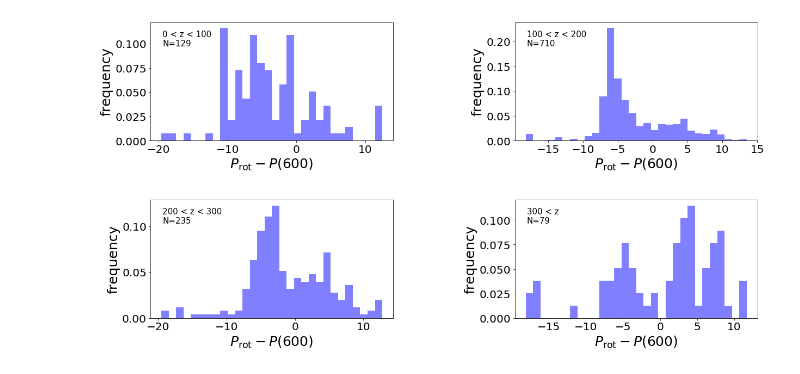
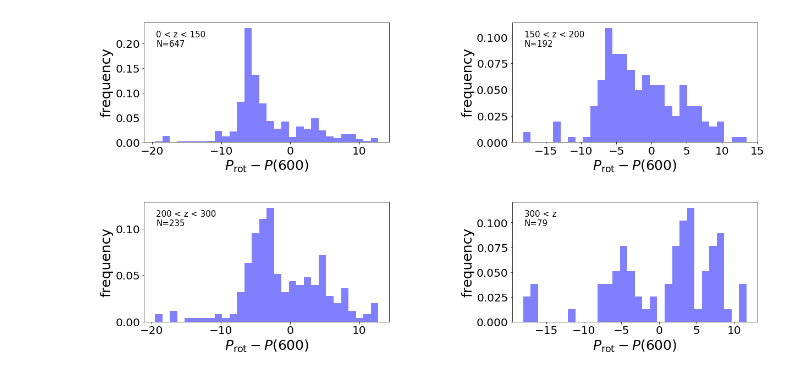
Before and after one commit to tagordon/k2rot, a Jupyter notebook: round/figures/height.ipynb, the cells around one changed output. Saved outputs shown, nothing was run; the diff lists cells and outputs as text; code cells hidden in the pictures.

```diff
--- a/round/figures/height.ipynb
+++ b/round/figures/height.ipynb
@@ -18,28 +18,28 @@ pl.rc('legend', fontsize=20)
 # %%
 df = pd.read_hdf('../data/good.h5')
 # %%
-height = np.array([0, 100, 200, 300, 1000000])
+height = np.array([0, 150, 200, 300, 1000000])
 gyr_age = 600
 gyrochrone = gyr.MM09e3(df['B_V'], gyr_age)
 finite_age_mask = np.isfinite(gyrochrone)
 color_mask = (df['B_V'] > 1.2) & (df['B_V'] < 1.4)
 fig, axs = pl.subplots(2, 2, figsize=(20, 10))
 axs = np.concatenate(axs)
 pl.subplots_adjust(wspace=0.5, hspace=0.5)
 #xs = np.concatenate(axs)
 for i in range(1, len(height)):
     cut = (df['galcen_z'] > height[i-1]) & (df['galcen_z'] < height[i])
     mask = finite_age_mask & cut & color_mask
     perdiff = np.exp(df['logperiod_mean'][mask]) - gyrochrone[mask]
     if i == len(height)-1:
         axs[i-1].annotate("{0} < z \nN={1}".format(height[i-1], np.sum(mask)),
                     xy=(0.05, 0.8), xycoords='axes fraction', fontsize=15)
     else:
         axs[i-1].annotate("{0} < z < {1}\nN={2}".format(height[i-1], height[i], np.sum(mask)),
                     xy=(0.05, 0.8), xycoords='axes fraction', fontsize=15)
     axs[i-1].hist(perdiff, color='b', density=True, bins=30, alpha=0.5)
     axs[i-1].set_xlabel(r'$P_\mathrm{{rot}} - P({0})$'.format(gyr_age))
     axs[i-1].set_ylabel('frequency')
 pl.savefig("heights.pdf")
 # %% [output]
-[figure, old version]
+[figure, new version]
```
Also changed, not shown: 3 other files.
